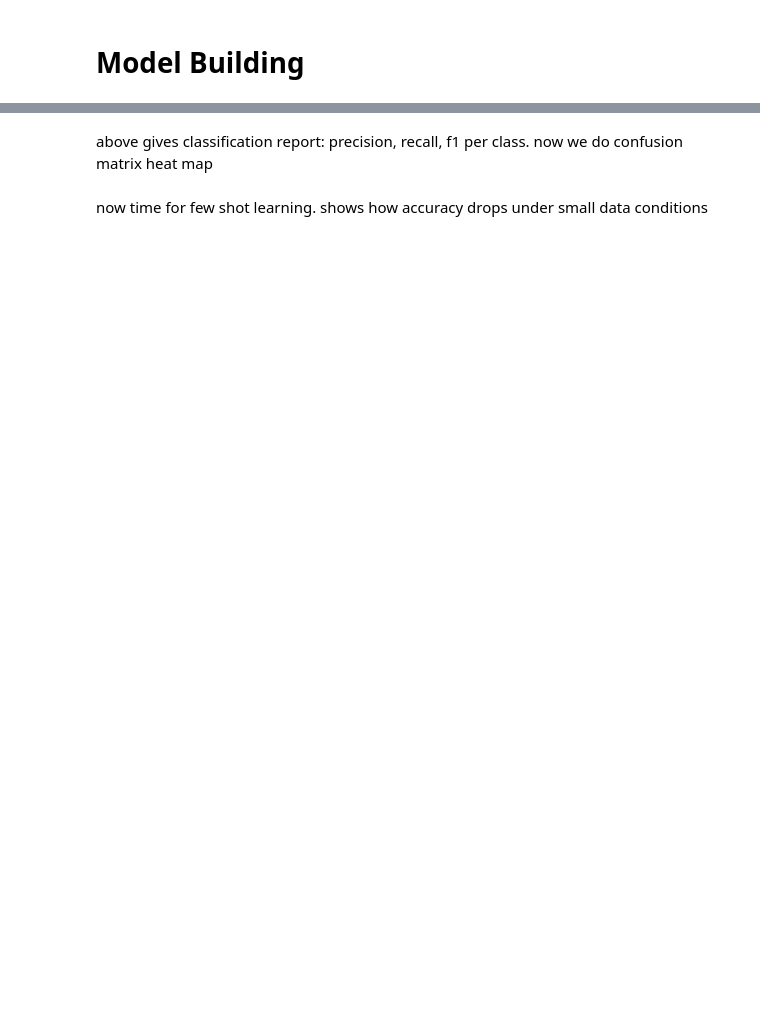
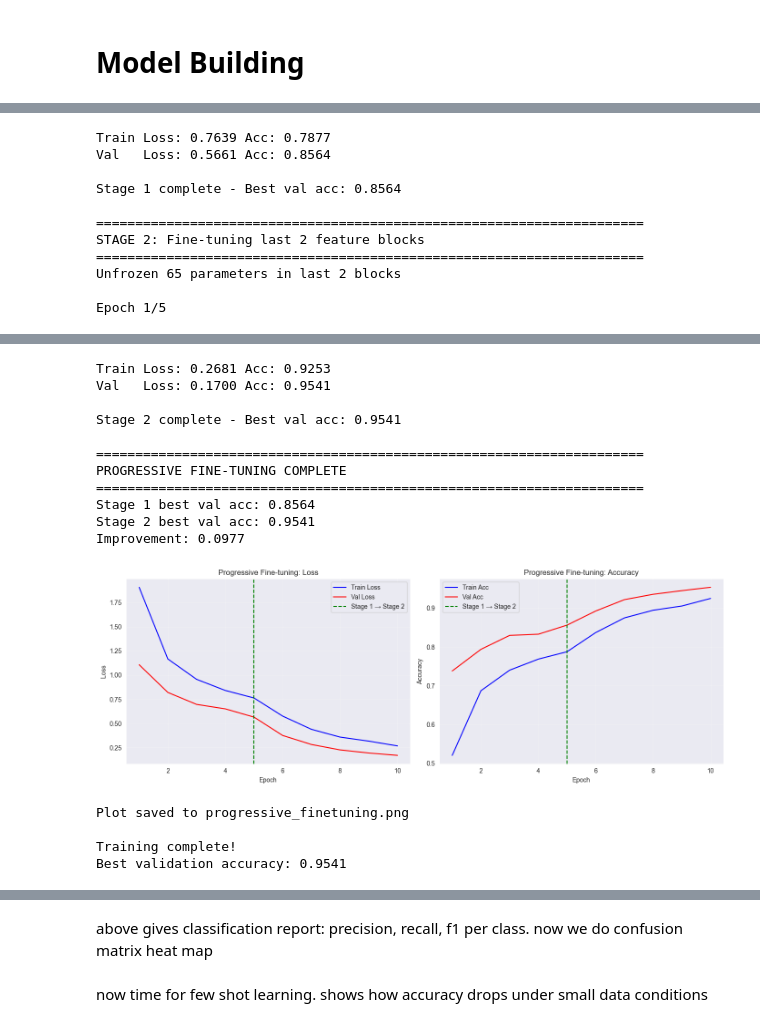
Before and after one commit to nevafradd/DataScienceToolbox-Project2, a Jupyter notebook: Neva/DST_Project2-finetunedetc26.11.ipynb, the cells around one changed output, grey strips where cells are left out. Cells and saved outputs as stored; diff of their text form; code cells hidden in the pictures; blank space fills up the shorter version.

```diff
--- a/Neva/DST_Project2-finetunedetc26.11.ipynb
+++ b/Neva/DST_Project2-finetunedetc26.11.ipynb
@@ -157,7 +155,7 @@ class TrafficSignDataset(Dataset):
     Parameters:
     ------------
     idx : int
-    Index of the sample.
+    Index of the single sample.
 
     Returns:
     ----------
@@ -166,6 +164,7 @@ class TrafficSignDataset(Dataset):
     """
         path = self.filepaths[idx]
         img = Image.open(path).convert("RGB")
+
         # Extract label from the directory structure
         label = int(os.path.basename(os.path.dirname(path)))
 
@@ -283,7 +277,7 @@ def build_model(config: Config, freeze_base: bool = True) -> nn.Module:
     config : Config
         Configuration object
     freeze_base : bool, default=True
-        Whether to freeze the base model weights
+        Freeze the base model weights for initial training
 
     Returns
     -------
@@ -297,7 +291,7 @@ def build_model(config: Config, freeze_base: bool = True) -> nn.Module:
     # Remove original classifier
     base_model.classifier = nn.Identity()
 
-    # Freeze base model if specified
+    # Freeze base model
     if freeze_base:
         for param in base_model.parameters():
             param.requires_grad = False
@@ -589,2 +504,0 @@ model = load_model_simple(
-# %%
-train_loader, val_loader = prepare_data(Config)
@@ -593,3 +505 @@ Total images after sampling: 19604
-# %%
-Config.EPOCHS = 2
 # %%
@@ -767,0 +678,42 @@ want to shift these along so they start at epoch 1 rather than 0
+# %%
+def main():
+    """Main execution function."""
+    # Initialize configuration
+    config = Config()
+
+    print(f"Using device: {config.DEVICE}")
+    print(f"Number of classes: {config.NUM_CLASSES}")
+
+    # Prepare data
+    print("\nPreparing data...")
+    train_loader, val_loader = prepare_data(config)
+
+    # Build model
+    print("\nBuilding model...")
+    model = build_model(config, freeze_base=True)
+
+    # Choose training strategy
+    use_progressive = True  # Set to False for standard training
+
+    if use_progressive:
+        print("\nUsing PROGRESSIVE FINE-TUNING strategy")
+        history = progressive_fine_tuning(model, train_loader, val_loader, config)
+
+        # Plot results
+        plot_progressive_fine_tuning(history)
+
+        # Save final model
+        torch.save(model.state_dict(), "models/efficientnet_final.pth")
+    else:
+        print("\nUsing STANDARD training")
+        history = train_model(model, train_loader, val_loader, config)
+
+    print("\nTraining complete!")
+    print(f"Best validation accuracy: {max(history['val_acc']):.4f}")
+
+    return model, history
+
+
+if __name__ == "__main__":
+    model, history = main()
+# %% [output]
@@ -767,0 +755,11 @@ want to shift these along so they start at epoch 1 rather than 0
+Train Loss: 0.7639 Acc: 0.7877
+Val   Loss: 0.5661 Acc: 0.8564
+
+Stage 1 complete - Best val acc: 0.8564
+
+======================================================================
+STAGE 2: Fine-tuning last 2 feature blocks
+======================================================================
+Unfrozen 65 parameters in last 2 blocks
+
+Epoch 1/5
@@ -768,3 +782,19 @@ want to shift these along so they start at epoch 1 rather than 0
+Train Loss: 0.2681 Acc: 0.9253
+Val   Loss: 0.1700 Acc: 0.9541
+
+Stage 2 complete - Best val acc: 0.9541
+
+======================================================================
+PROGRESSIVE FINE-TUNING COMPLETE
+======================================================================
+Stage 1 best val acc: 0.8564
+Stage 2 best val acc: 0.9541
+Improvement: 0.0977
+[figure, added]
+Plot saved to progressive_finetuning.png
+
+Training complete!
+Best validation accuracy: 0.9541
 # %%
 !python -m pip install scikit-learn
 from sklearn.metrics import classification_report
```
Also changed, not shown: parts of 24 cells of this notebook.
